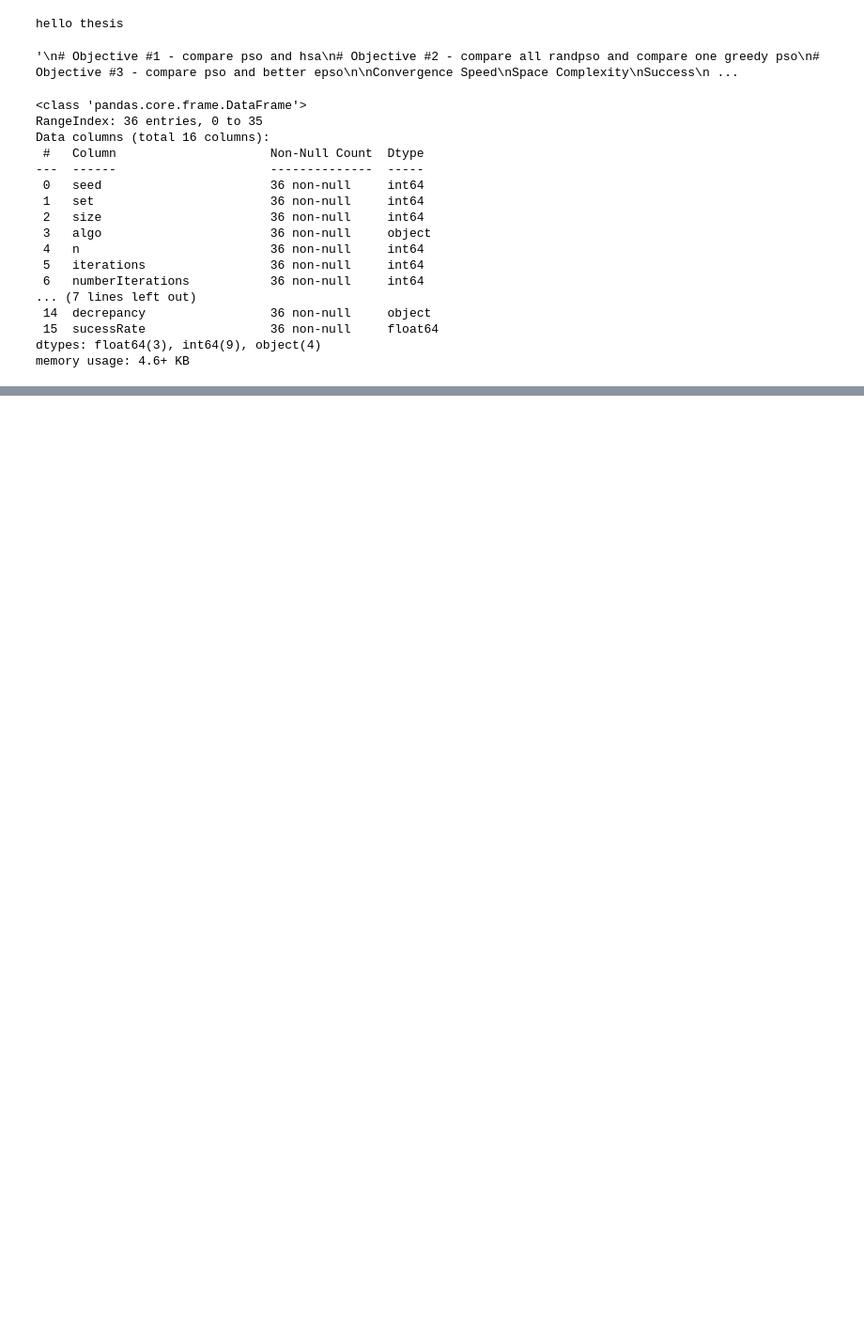
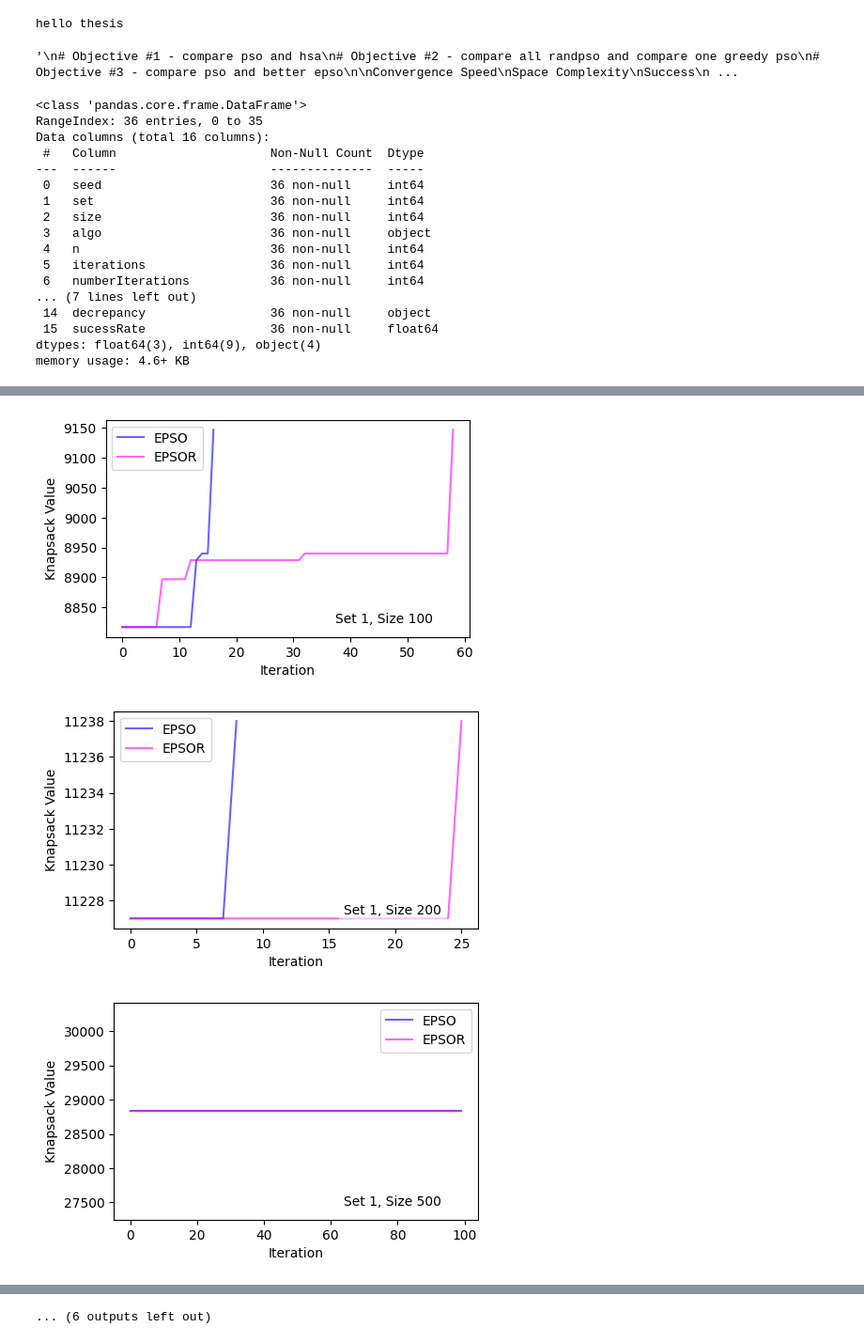
Before and after one commit to Jenloke/Enhance-MetaHeuristic-Algo, a Jupyter notebook: visualization.ipynb, the cells around one changed output, grey strips where cells are left out. Shown at 94% size. Drawn from its saved outputs; the diff is of its cells as text; code cells hidden in the pictures; blank space fills up the shorter version.

```diff
--- a/visualization.ipynb
+++ b/visualization.ipynb
@@ -130,3 +129,38 @@ for set in sets:
 ... (6 outputs left out)
 # %%
-# Space Complexity && Time Taken
+# Objective #2 - compare epso and epsor
+# Convergence Speed
+# Success Rate / Optimality Rate
+
+table_convergenceSpeed_epsor_obj2 = table_epso_allrand[['set', 'size', 'algo', 'best_SolutionPerIteration']]
+table_convergenceSpeed_epso_obj2 = table_epso_onegreedy[['set', 'size', 'algo', 'best_SolutionPerIteration']]
+
+sets = [1, 2, 3]
+sizes = [100, 200, 500, 1000, 2000, 5000]
+
+for set in sets:
+	for size in sizes:
+		graphtable_epso = table_convergenceSpeed_epso_obj2.loc[(table_convergenceSpeed_epso_obj2['set'] == set) & (table_convergenceSpeed_epso_obj2['size'] == size)]
+		graph_epso = graphtable_epso.iloc[0]['best_SolutionPerIteration']
+		length_epso = len(graph_epso)
+
+		graphtable_epsor = table_convergenceSpeed_epsor_obj2.loc[(table_convergenceSpeed_epsor_obj2['set'] == set) & (table_convergenceSpeed_epsor_obj2['size'] == size)]
+		graph_epsor = graphtable_epsor.iloc[0]['best_SolutionPerIteration']
+		length_epsor = len(graph_epsor)
+
+		# fig = plt.figure()
+		fig, ax = plt.subplots(figsize=(5,3))
+		plt.plot(range(length_epso), graph_epso, linestyle='-', color='blue', label='EPSO', alpha=0.6)
+		plt.plot(range(length_epsor), graph_epsor, linestyle='-', color='magenta', label='EPSOR', alpha=0.6)
+
+		problem = f'Set {set}, Size {size}'
+
+		plt.ylabel('Knapsack Value')
+		plt.xlabel('Iteration')
+		plt.text(0.90, 0.05, problem, horizontalalignment='right', verticalalignment='bottom', transform=plt.gca().transAxes, fontsize=10, bbox=dict(facecolor='white', alpha=0.6, edgecolor='none'))
+		plt.legend()
+		plt.show()
+# %% [output]
+[figure, added]
+[figure, added]
+[figure, added]
@@ -132,0 +176 @@ for set in sets:
+... (6 outputs left out)
```
Also changed, not shown: parts of 3 cells of this notebook.
